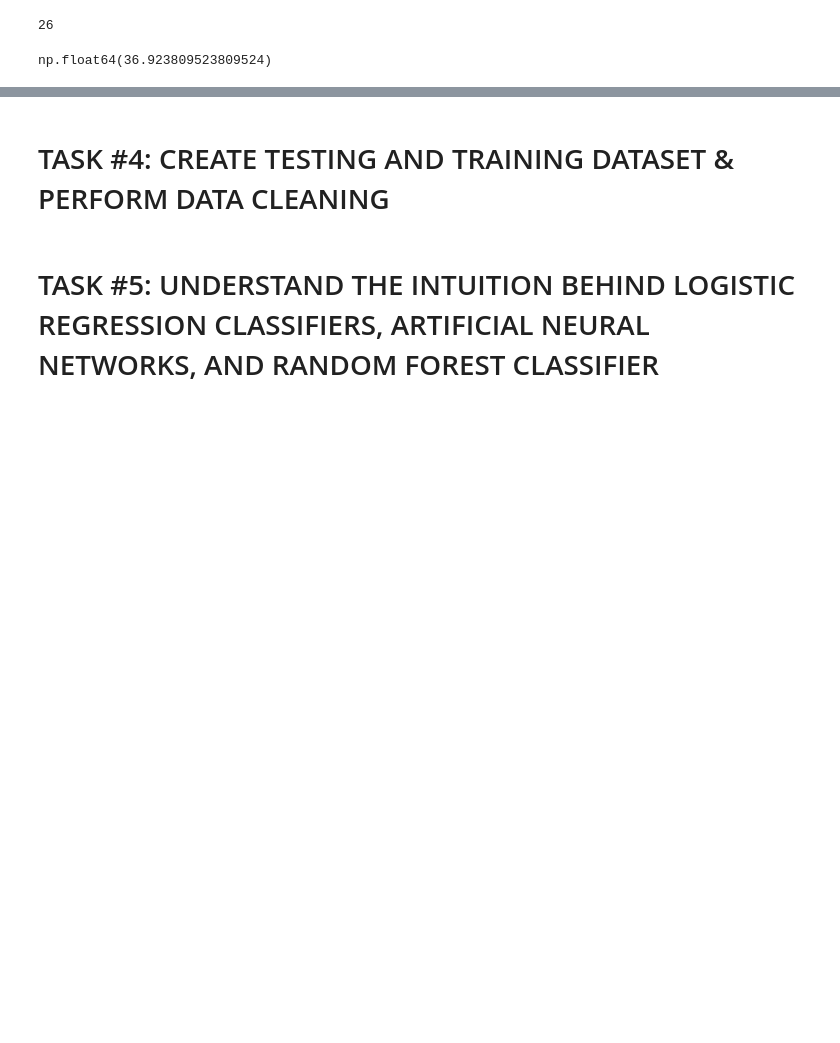
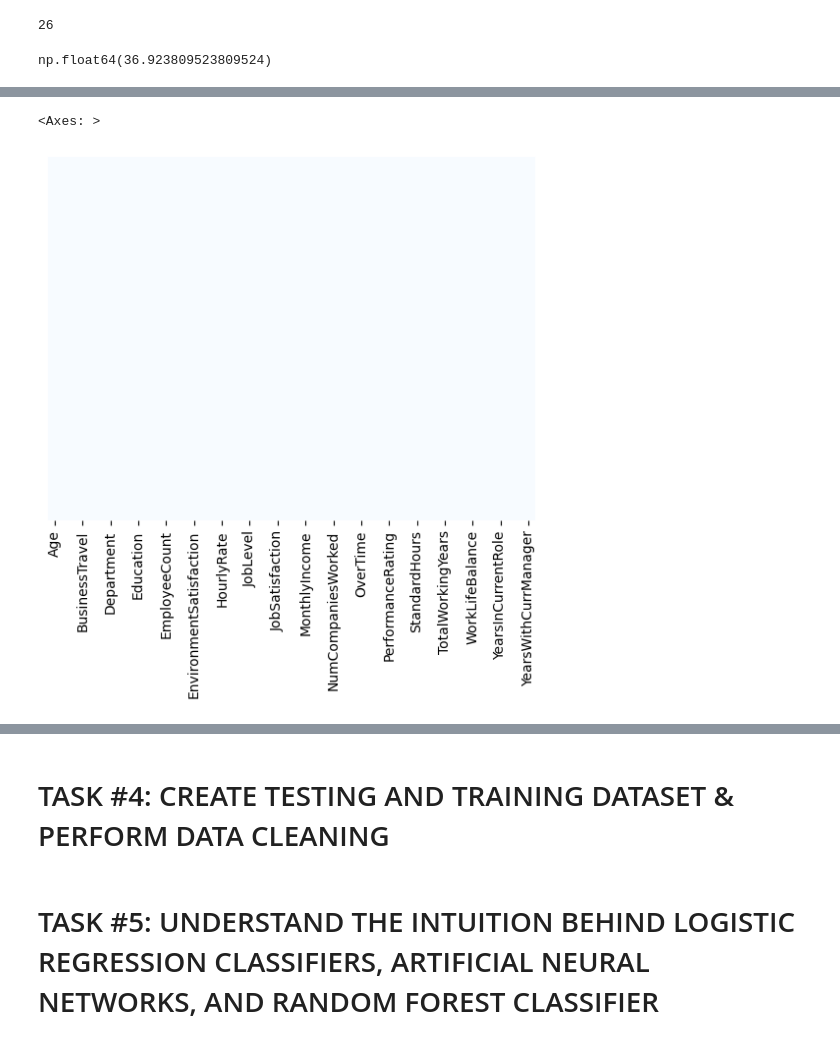
Before and after one commit to sschmidtmann-sesdev/machine-learning, a Jupyter notebook: data_science_business/human_resources/Human_Resources_Department_Skeleton.ipynb, the cells around one changed output, grey strips where cells are left out. Drawn from its saved outputs; the diff is of its cells as text; code cells hidden in the pictures; blank space fills up the shorter version.

Commit message:
Completion of task 3 of the human resources case study.

```diff
--- a/data_science_business/human_resources/Human_Resources_Department_Skeleton.ipynb
+++ b/data_science_business/human_resources/Human_Resources_Department_Skeleton.ipynb
@@ -93,3 +110,40 @@ np.float64(36.923809523809524)
+# %%
+# education conversion
+employee_df['EducationField'] = employee_df['EducationField'].map({
+    'Life Sciences': 0,
+    'Medical': 1,
+    'Marketing': 2,
+    'Technical Degree': 3,
+    'Human Resources': 4,
+    'Other': 5
+})
+# %%
+# gender conversion
+employee_df['Gender'] = employee_df['Gender'].map({'Male': 0, 'Female': 1})
+# %%
+# job role conversion
+employee_df['JobRole'] = employee_df['JobRole'].map({
+    'Sales Executive': 0,
+    'Research Scientist': 1,
+    'Laboratory Technician': 2,
+    'Manufacturing Director': 3,
+    'Healthcare Representative': 4,
+    'Manager': 5,
+    'Sales Representative': 6,
+    'Research Director': 7,
+    'Human Resources': 8
+})
+# %%
+# marital status conversion
+employee_df['MaritalStatus'] = employee_df['MaritalStatus'].map({
+    'Single': 0,
+    'Married': 1,
+    'Divorced': 2
+})
 # %%
 # Let's see if we have any missing data, luckily we don't!
+sns.heatmap(employee_df.isnull(), yticklabels=False, cbar=False, cmap='Blues')
+# %% [output]
+<Axes: >
+[figure, added]
 # %%
```
Also changed, not shown: parts of 21 cells of this notebook.
